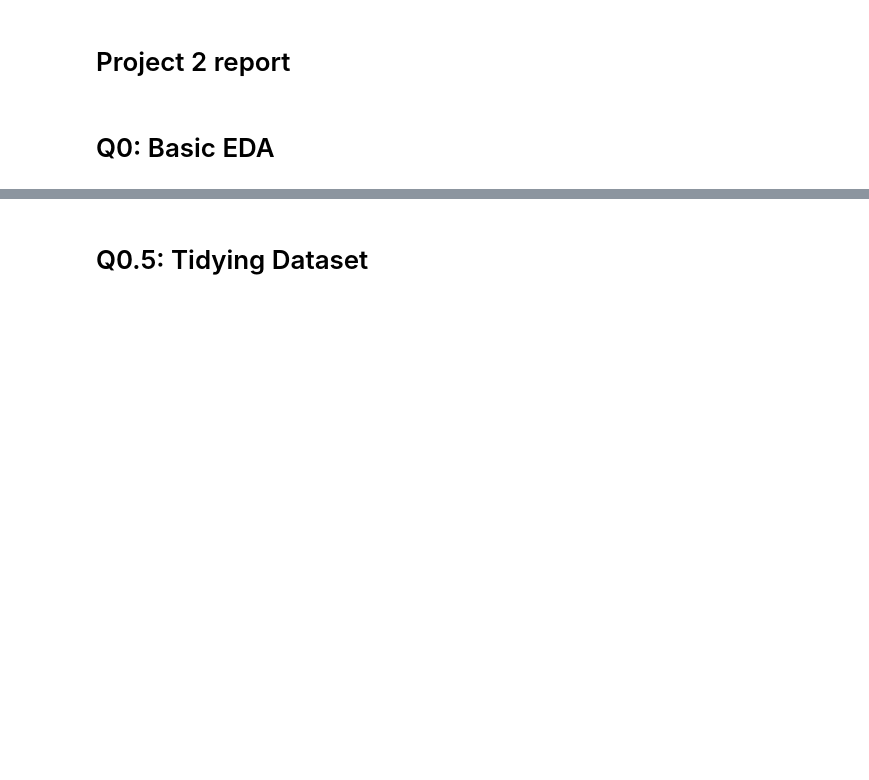
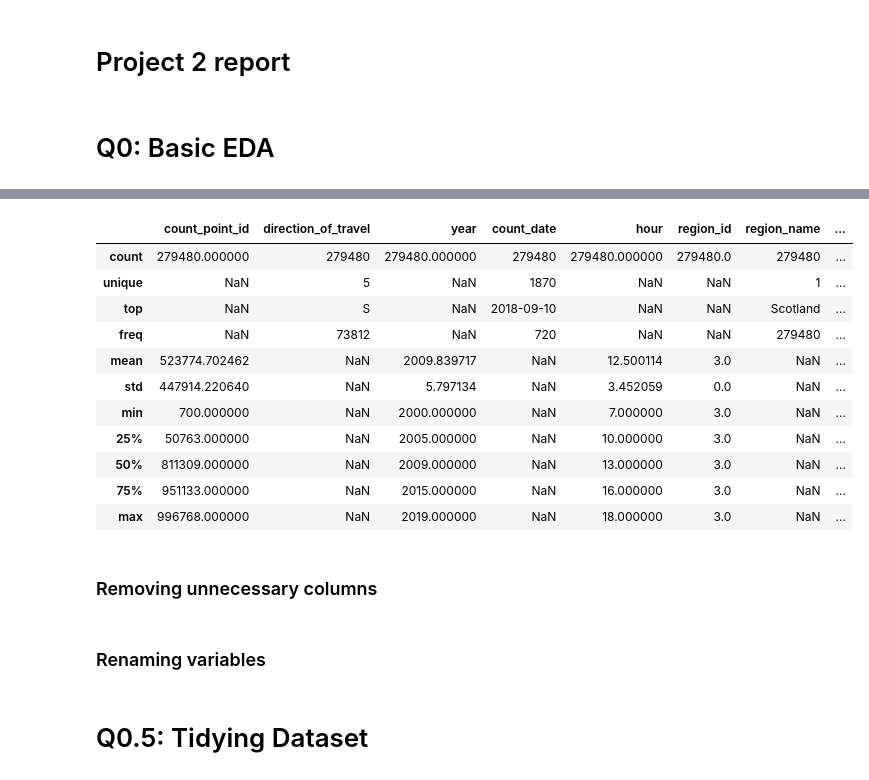
Before and after one commit to c-abbott/scottish-transport-analysis, a Jupyter notebook: project-2-report.ipynb, the cells around one changed output, grey strips where cells are left out. Saved outputs shown, nothing was run; the diff lists cells and outputs as text; code cells hidden in the pictures; blank space fills up the shorter version.

Commit message:
Data set sorta tidied...

```diff
--- a/project-2-report.ipynb
+++ b/project-2-report.ipynb
@@ -1,10 +1,17 @@
 # %% [markdown]
 # Project 2 report
 # %%
+# Imports
 import numpy as np
 import pandas as pd
 import geopandas as geopd
 import folium as fol
 import seaborn
+
+# Params
+pd.set_option('display.max_columns', None)
 # %% [markdown]
 # Q0: Basic EDA
+# %%
+# Read in data
+df = pd.read_csv('dft_rawcount_region_id_3.csv')
@@ -10,0 +27,17 @@ import seaborn
+# %%
+df.describe(include='all')
+# %% [output]
+|  | count_point_id | direction_of_travel | year | count_date | hour | region_id | region_name | ... |
+| count | 279480.000000 | 279480 | 279480.000000 | 279480 | 279480.000000 | 279480.0 | 279480 | ... |
+| unique | NaN | 5 | NaN | 1870 | NaN | NaN | 1 | ... |
+| top | NaN | S | NaN | 2018-09-10 | NaN | NaN | Scotland | ... |
+| freq | NaN | 73812 | NaN | 720 | NaN | NaN | 279480 | ... |
+| mean | 523774.702462 | NaN | 2009.839717 | NaN | 12.500114 | 3.0 | NaN | ... |
+| std | 447914.220640 | NaN | 5.797134 | NaN | 3.452059 | 0.0 | NaN | ... |
+| min | 700.000000 | NaN | 2000.000000 | NaN | 7.000000 | 3.0 | NaN | ... |
+| 25% | 50763.000000 | NaN | 2005.000000 | NaN | 10.000000 | 3.0 | NaN | ... |
+| 50% | 811309.000000 | NaN | 2009.000000 | NaN | 13.000000 | 3.0 | NaN | ... |
+| 75% | 951133.000000 | NaN | 2015.000000 | NaN | 16.000000 | 3.0 | NaN | ... |
+| max | 996768.000000 | NaN | 2019.000000 | NaN | 18.000000 | 3.0 | NaN | ... |
+# %% [markdown]
+### Removing unnecessary columns
@@ -10,0 +57,2 @@ import seaborn
+# %% [markdown]
+### Renaming variables
```
Also changed, not shown: parts of 4 cells of this notebook.
